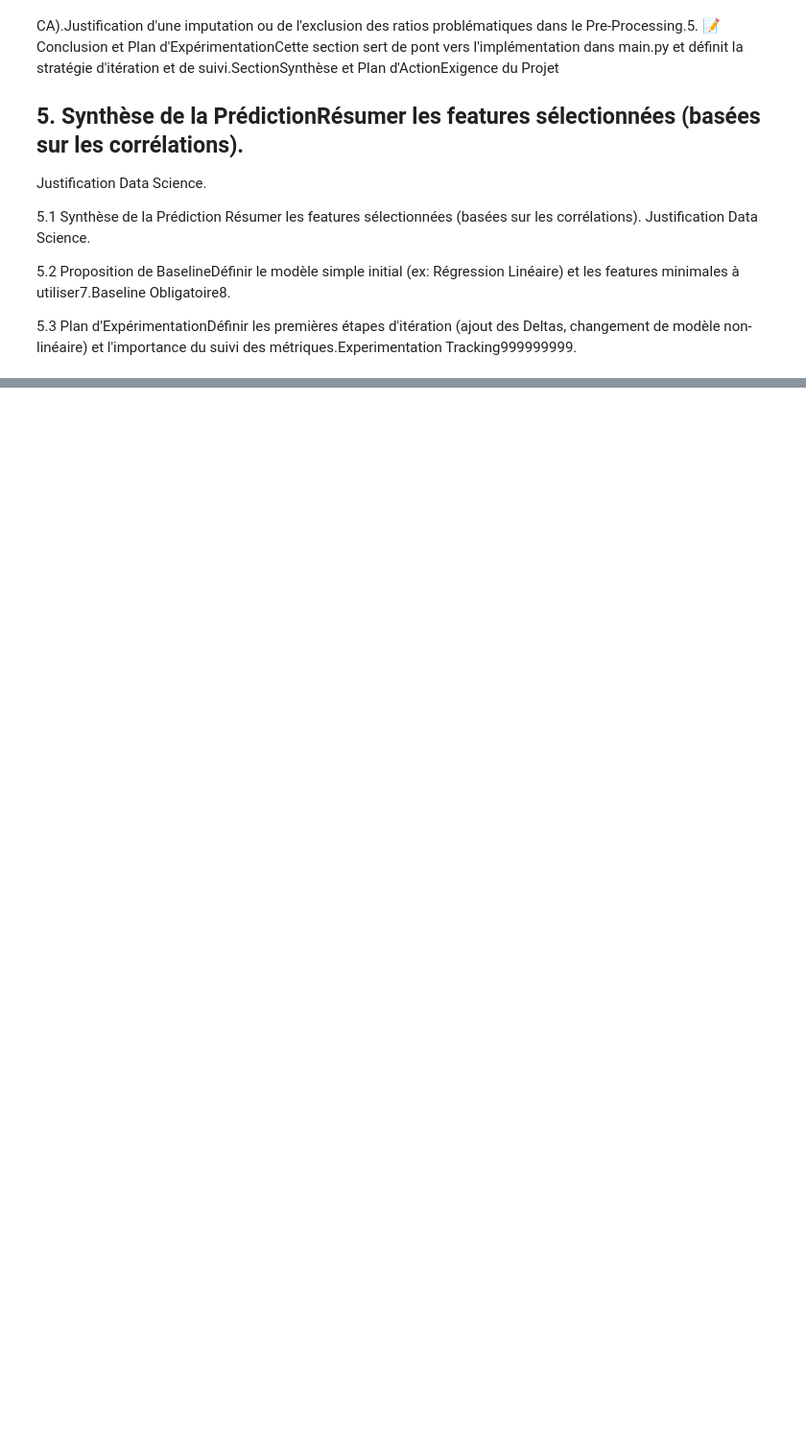
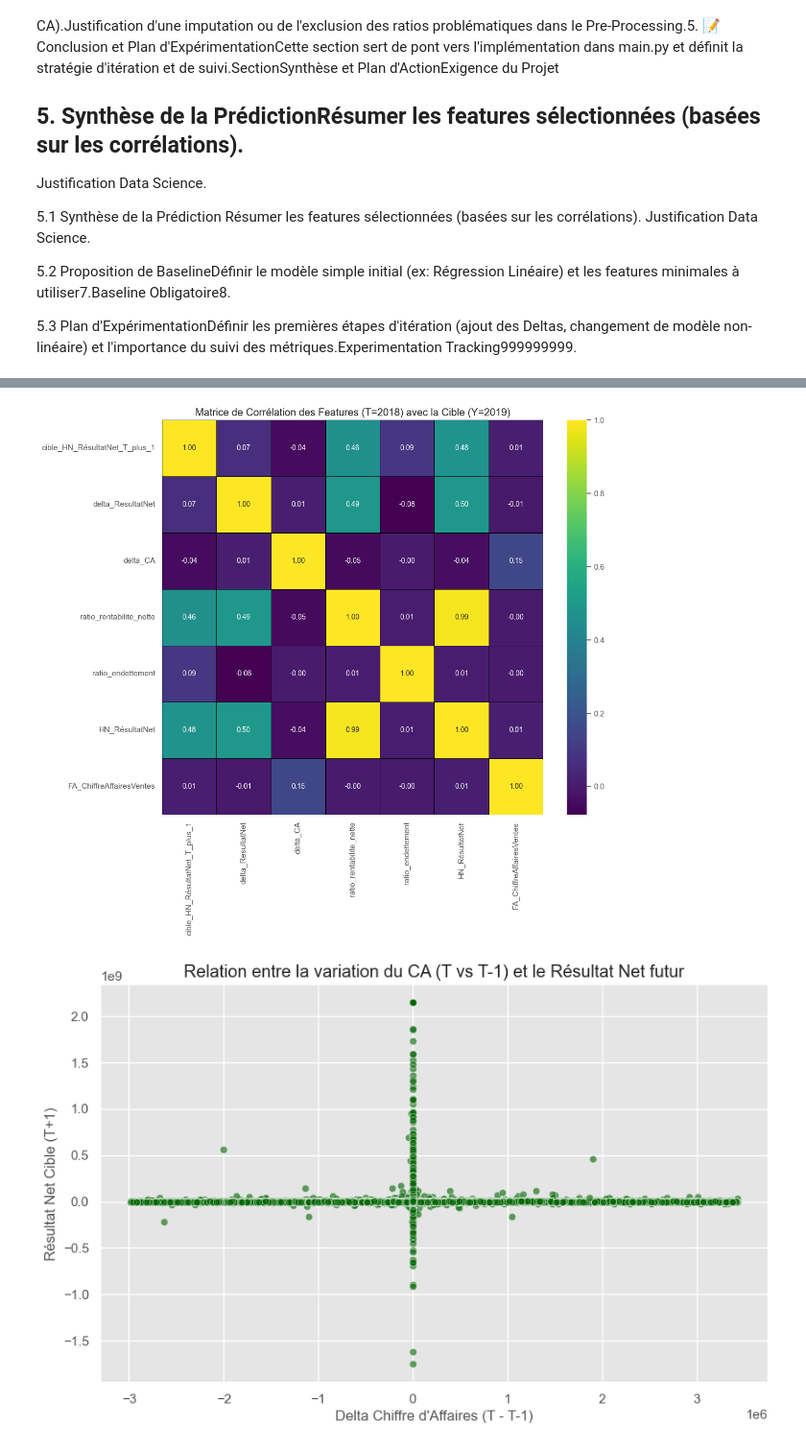
Before and after one commit to ugozchi/AS_Supervised_Learning, a Jupyter notebook: Notebooks/01_EDA.ipynb, the cells around one changed output, grey strips where cells are left out. Shown at 96% size. Drawn from its saved outputs; the diff is of its cells as text; code cells hidden in the pictures; blank space fills up the shorter version.

```diff
--- a/Notebooks/01_EDA.ipynb
+++ b/Notebooks/01_EDA.ipynb
@@ -187,0 +410,31 @@ print(f"✅ DataFrame de Training (T=2018, Cible Y=2019) chargé en Pandas.")
+# %%
+# Définition des colonnes de features clés pour la corrélation
+correlation_cols = [cible_col] + [
+    "delta_ResultatNet", "delta_CA", "ratio_rentabilite_nette", "ratio_endettement",
+    "HN_RésultatNet", "FA_ChiffreAffairesVentes",
+]
+
+# 3.1 Matrice de Corrélation
+corr_matrix = df_train_pd[correlation_cols].corr()
+
+plt.figure(figsize=(12, 10))
+sns.heatmap(corr_matrix, annot=True, fmt=".2f", cmap='viridis', cbar=True, linewidths=0.5, linecolor='black')
+plt.title('Matrice de Corrélation des Features (T=2018) avec la Cible (Y=2019)')
+plt.show()
+
+
+# 3.2 Impact des Deltas (Scatter Plot) - Relation Delta CA vs Cible
+plt.figure(figsize=(10, 6))
+# Filtrer les 1% extrêmes pour visualiser le cœur de la relation
+q_high_ca = df_train_pd['delta_CA'].quantile(0.99)
+q_low_ca = df_train_pd['delta_CA'].quantile(0.01)
+df_subset_ca = df_train_pd[(df_train_pd['delta_CA'] < q_high_ca) & (df_train_pd['delta_CA'] > q_low_ca)]
+
+sns.scatterplot(x='delta_CA', y=cible_col, data=df_subset_ca, alpha=0.6, color='darkgreen')
+plt.title('Relation entre la variation du CA (T vs T-1) et le Résultat Net futur')
+plt.xlabel('Delta Chiffre d\'Affaires (T - T-1)')
+plt.ylabel('Résultat Net Cible (T+1)')
+plt.show()
+# %% [output]
+[figure, added]
+[figure, added]
```
Also changed, not shown: parts of 10 cells of this notebook, 2 other files.
